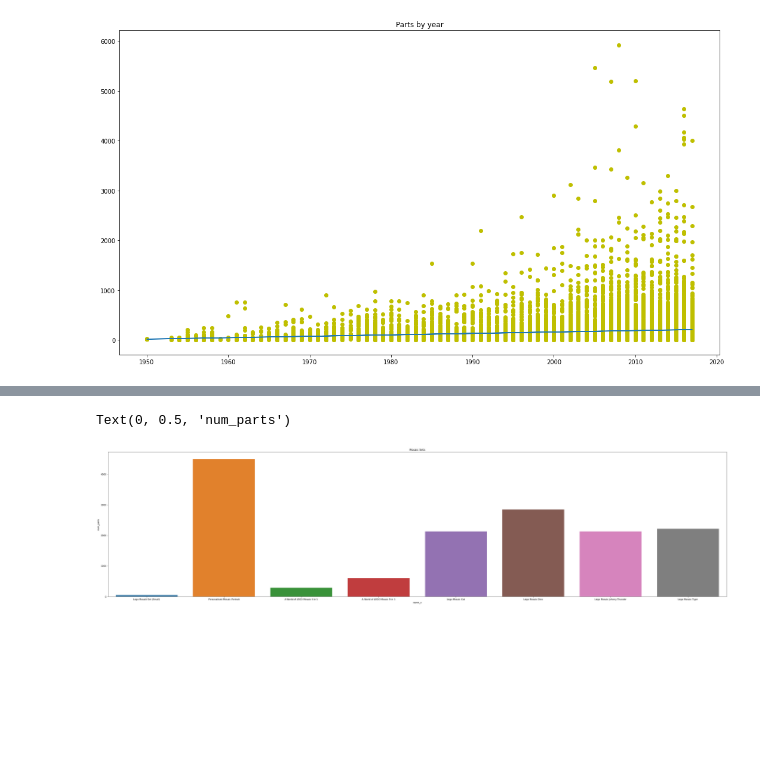
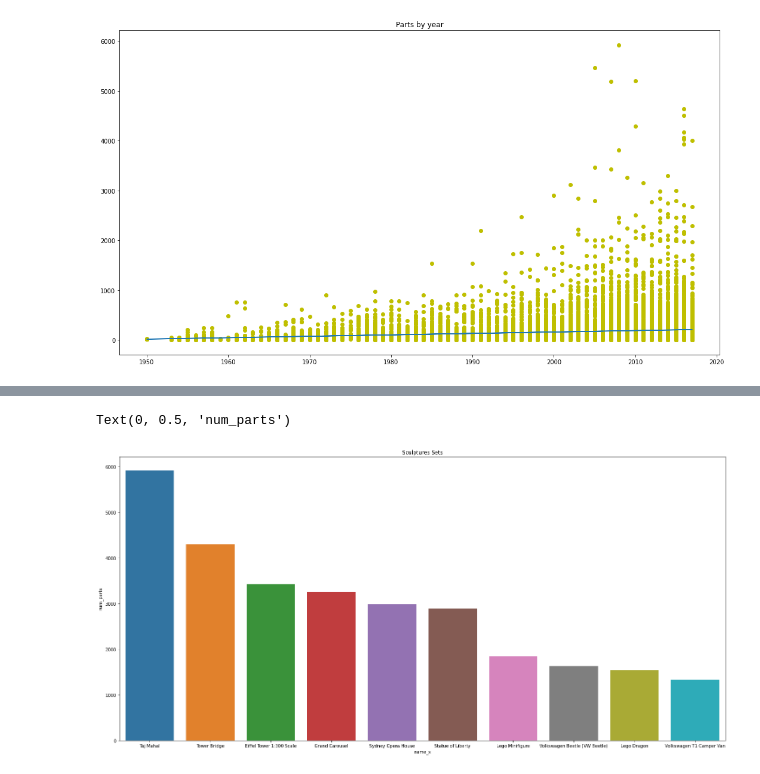
Before and after one commit to RodolfoPerna/portfolio, a Jupyter notebook: Lego_History.ipynb, the cells around one changed output, grey strips where cells are left out. Saved outputs shown, nothing was run; the diff lists cells and outputs as text; code cells hidden in the pictures; blank space fills up the shorter version.

```diff
--- a/Lego_History.ipynb
+++ b/Lego_History.ipynb
@@ -116,3 +96,2 @@ Text(0, 0.5, 'num_parts')
 # %%
-mosaic_buildings = sets.loc[sets.name == 'Mosaic']
-mosaic_buildings.sort_values(by = 'year', ascending = False)
+sculpture_buildings = sets.loc[sets.name_y == 'Sculptures'].sort_values(by = 'num_parts', ascending = False).head(10)
@@ -129,9 +98,9 @@ mosaic_buildings.sort_values(by = 'year', ascending = False)
 # %%
-plt.figure(figsize=(50,12))
-plt.title("Mosaic Sets")
-sns.barplot(x=mosaic_buildings['name_x'], y=mosaic_buildings['num_parts'])
+plt.figure(figsize=(25,12))
+plt.title("Sculptures Sets")
+sns.barplot(x=sculpture_buildings['name_x'], y=sculpture_buildings['num_parts'])
 plt.ylabel("num_parts")
 # %% [output]
 Text(0, 0.5, 'num_parts')
-[figure, old version]
+[figure, new version]
 # %%
```
Also changed, not shown: parts of 15 cells of this notebook.
